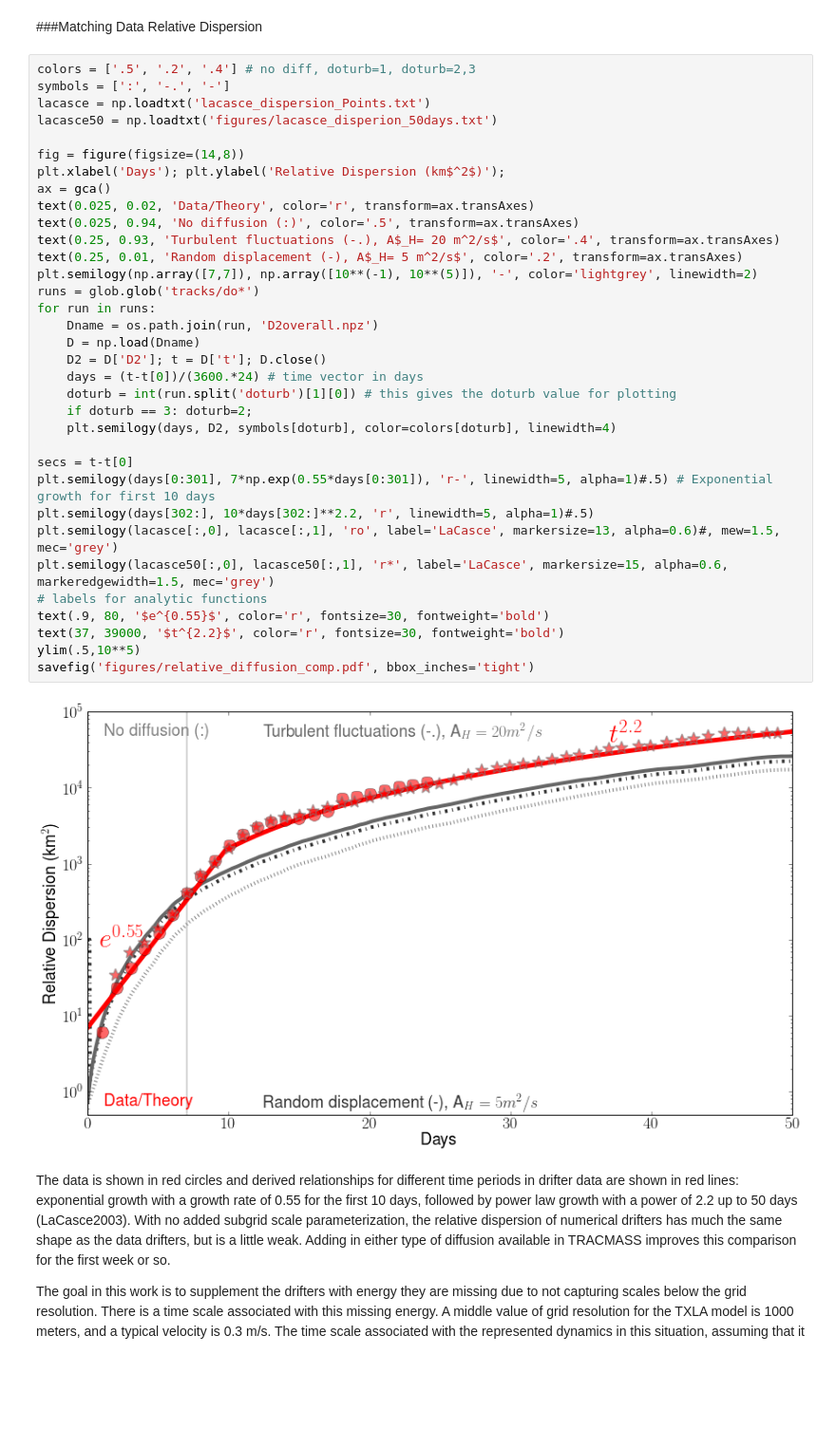
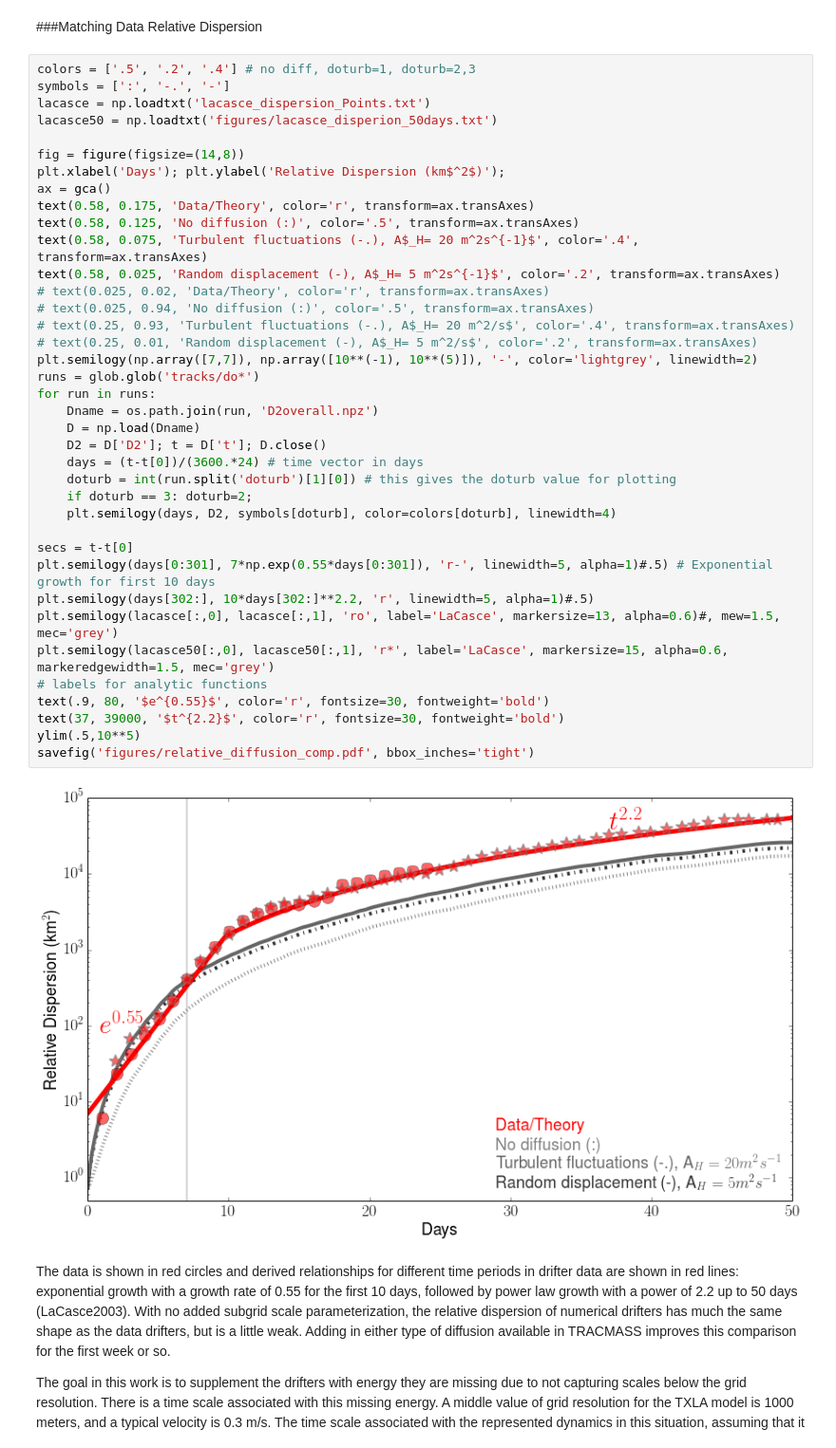
Before and after one commit to kthyng/horizontal_diffusivity, a Jupyter notebook: diffusivity_from_dispersion.ipynb, the cells around one changed output. Shown at 95% size. Drawn from its saved outputs; the diff is of its cells as text; blank space fills up the shorter version.

```diff
--- a/diffusivity_from_dispersion.ipynb
+++ b/diffusivity_from_dispersion.ipynb
@@ -61,38 +63,42 @@ Differences in setups:
 colors = ['.5', '.2', '.4'] # no diff, doturb=1, doturb=2,3
 symbols = [':', '-.', '-']
 lacasce = np.loadtxt('lacasce_dispersion_Points.txt')
 lacasce50 = np.loadtxt('figures/lacasce_disperion_50days.txt')
 
 fig = figure(figsize=(14,8))
 plt.xlabel('Days'); plt.ylabel('Relative Dispersion (km$^2$)');
 ax = gca()
-text(0.025, 0.02, 'Data/Theory', color='r', transform=ax.transAxes)
-text(0.025, 0.94, 'No diffusion (:)', color='.5', transform=ax.transAxes)
-text(0.25, 0.93, 'Turbulent fluctuations (-.), A$_H= 20 m^2/s$', color='.4', transform=ax.transAxes)
-text(0.25, 0.01, 'Random displacement (-), A$_H= 5 m^2/s$', color='.2', transform=ax.transAxes)
+text(0.58, 0.175, 'Data/Theory', color='r', transform=ax.transAxes)
+text(0.58, 0.125, 'No diffusion (:)', color='.5', transform=ax.transAxes)
+text(0.58, 0.075, 'Turbulent fluctuations (-.), A$_H= 20 m^2s^{-1}$', color='.4', transform=ax.transAxes)
+text(0.58, 0.025, 'Random displacement (-), A$_H= 5 m^2s^{-1}$', color='.2', transform=ax.transAxes)
+# text(0.025, 0.02, 'Data/Theory', color='r', transform=ax.transAxes)
+# text(0.025, 0.94, 'No diffusion (:)', color='.5', transform=ax.transAxes)
+# text(0.25, 0.93, 'Turbulent fluctuations (-.), A$_H= 20 m^2/s$', color='.4', transform=ax.transAxes)
+# text(0.25, 0.01, 'Random displacement (-), A$_H= 5 m^2/s$', color='.2', transform=ax.transAxes)
 plt.semilogy(np.array([7,7]), np.array([10**(-1), 10**(5)]), '-', color='lightgrey', linewidth=2)
 runs = glob.glob('tracks/do*')
 for run in runs:
     Dname = os.path.join(run, 'D2overall.npz')
     D = np.load(Dname)
     D2 = D['D2']; t = D['t']; D.close()
     days = (t-t[0])/(3600.*24) # time vector in days
     doturb = int(run.split('doturb')[1][0]) # this gives the doturb value for plotting
     if doturb == 3: doturb=2;
     plt.semilogy(days, D2, symbols[doturb], color=colors[doturb], linewidth=4)
 
 secs = t-t[0]
 plt.semilogy(days[0:301], 7*np.exp(0.55*days[0:301]), 'r-', linewidth=5, alpha=1)#.5) # Exponential growth for first 10 days
 plt.semilogy(days[302:], 10*days[302:]**2.2, 'r', linewidth=5, alpha=1)#.5)
 plt.semilogy(lacasce[:,0], lacasce[:,1], 'ro', label='LaCasce', markersize=13, alpha=0.6)#, mew=1.5, mec='grey')
 plt.semilogy(lacasce50[:,0], lacasce50[:,1], 'r*', label='LaCasce', markersize=15, alpha=0.6, markeredgewidth=1.5, mec='grey')
 # labels for analytic functions
 text(.9, 80, '$e^{0.55}$', color='r', fontsize=30, fontweight='bold')
 text(37, 39000, '$t^{2.2}$', color='r', fontsize=30, fontweight='bold')
 ylim(.5,10**5)
 savefig('figures/relative_diffusion_comp.pdf', bbox_inches='tight')
 # %% [output]
-[figure, old version]
+[figure, new version]
 # %% [markdown]
 The data is shown in red circles and derived relationships for different time periods in drifter data are shown in red lines: exponential growth with a growth rate of 0.55 for the first 10 days, followed by power law growth with a power of 2.2 up to 50 days (LaCasce2003). With no added subgrid scale parameterization, the relative dispersion of numerical drifters has much the same shape as the data drifters, but is a little weak. Adding in either type of diffusion available in TRACMASS improves this comparison for the first week or so.
 
```
Also changed, not shown: parts of 2 cells of this notebook.
